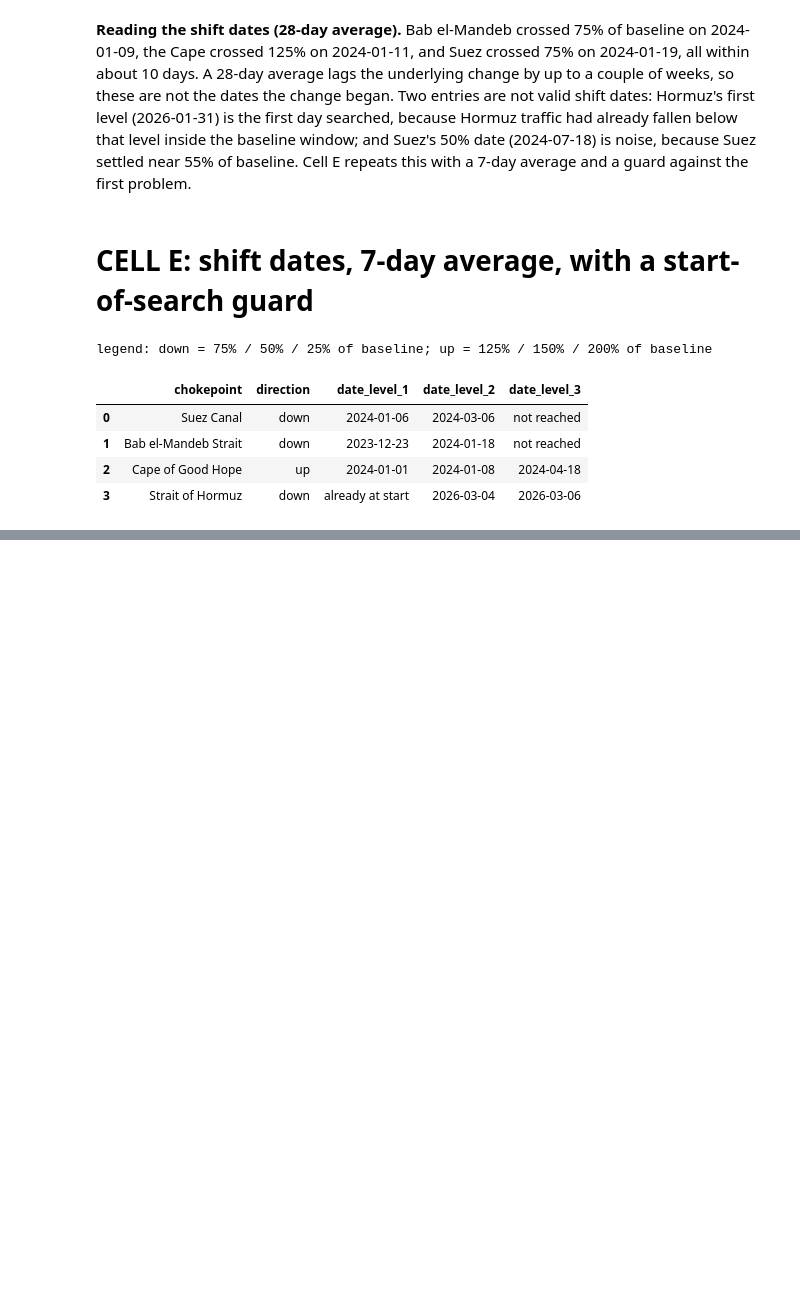
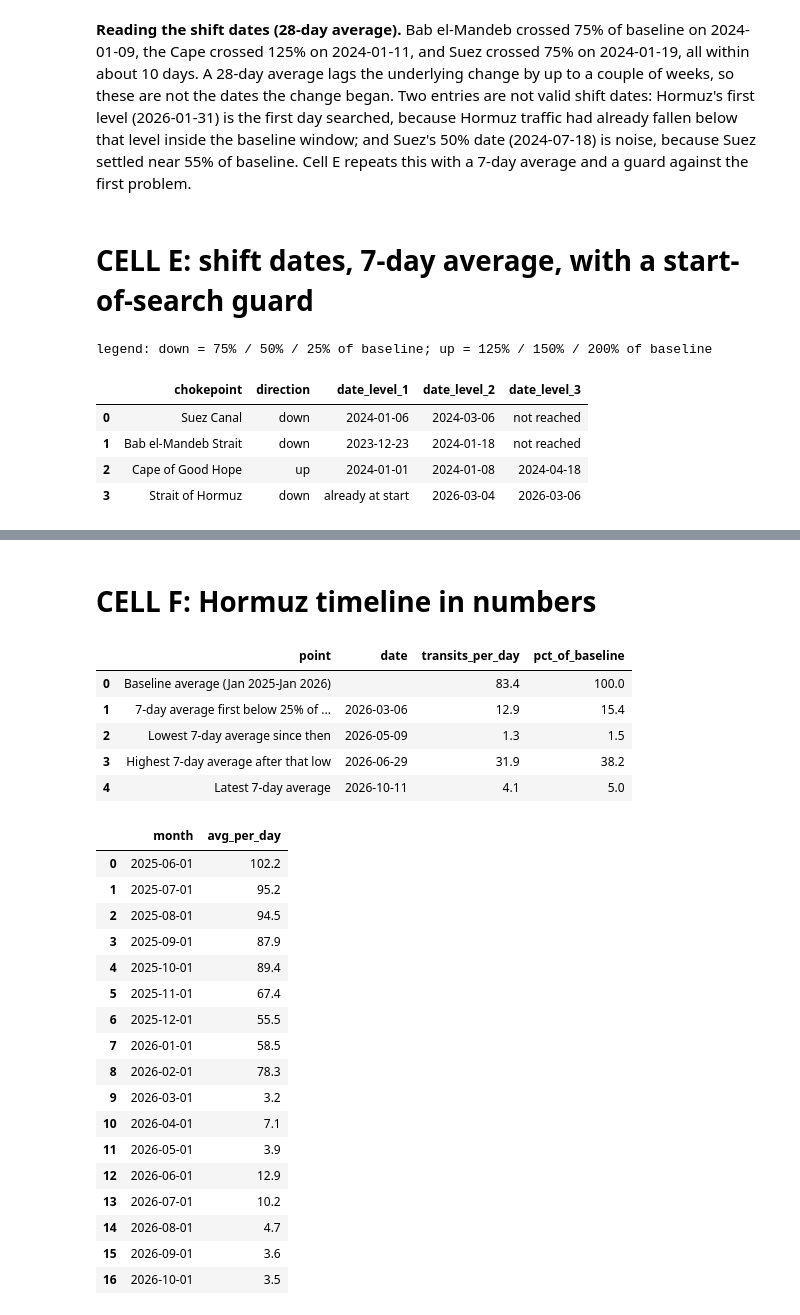
Before and after one commit to binary-cpu/chokepoint-tracker, a Jupyter notebook: 05_analysis.ipynb, the cells around one changed output, grey strips where cells are left out. Cells and saved outputs as stored; diff of their text form; code cells hidden in the pictures; blank space fills up the shorter version.

```diff
--- a/05_analysis.ipynb
+++ b/05_analysis.ipynb
@@ -170,0 +173,47 @@ legend: down = 75% / 50% / 25% of baseline; up = 125% / 150% / 200% of baseline
+# %% [markdown]
+# **CELL F: Hormuz timeline in numbers**
+# %%
+h = daily[daily.portname == "Strait of Hormuz"].set_index("date").n_total
+base = h["2025-01-01":"2026-01-31"].mean()
+r7 = h.rolling(7).mean()
+after = r7["2026-02-01":]
+collapse = after[after < 0.25 * base].index[0]
+trough_day = after.loc[collapse:].idxmin()
+post = r7.loc[trough_day:]
+peak_day = post.idxmax()
+rows = [("Baseline average (Jan 2025-Jan 2026)", None, base),
+        ("7-day average first below 25% of baseline", collapse, r7[collapse]),
+        ("Lowest 7-day average since then", trough_day, r7[trough_day]),
+        ("Highest 7-day average after that low", peak_day, r7[peak_day]),
+        ("Latest 7-day average", r7.index[-1], r7.iloc[-1])]
+timeline = pd.DataFrame([{"point": p, "date": "" if d is None else str(d.date()), "transits_per_day": round(v, 1), "pct_of_baseline": round(100 * v / base, 1)} for p, d, v in rows])
+display(timeline)
+
+mh = con.sql("""SELECT date_trunc('month', date) AS month, ROUND(AVG(n_total), 1) AS avg_per_day FROM daily
+                WHERE portname = 'Strait of Hormuz' AND date >= DATE '2025-06-01' GROUP BY 1 ORDER BY 1""").df()
+mh
+# %% [output]
+|  | point | date | transits_per_day | pct_of_baseline |
+| 0 | Baseline average (Jan 2025-Jan 2026) |  | 83.4 | 100.0 |
+| 1 | 7-day average first below 25% of ... | 2026-03-06 | 12.9 | 15.4 |
+| 2 | Lowest 7-day average since then | 2026-05-09 | 1.3 | 1.5 |
+| 3 | Highest 7-day average after that low | 2026-06-29 | 31.9 | 38.2 |
+| 4 | Latest 7-day average | 2026-10-11 | 4.1 | 5.0 |
+|  | month | avg_per_day |
+| 0 | 2025-06-01 | 102.2 |
+| 1 | 2025-07-01 | 95.2 |
+| 2 | 2025-08-01 | 94.5 |
+| 3 | 2025-09-01 | 87.9 |
+| 4 | 2025-10-01 | 89.4 |
+| 5 | 2025-11-01 | 67.4 |
+| 6 | 2025-12-01 | 55.5 |
+| 7 | 2026-01-01 | 58.5 |
+| 8 | 2026-02-01 | 78.3 |
+| 9 | 2026-03-01 | 3.2 |
+| 10 | 2026-04-01 | 7.1 |
+| 11 | 2026-05-01 | 3.9 |
+| 12 | 2026-06-01 | 12.9 |
+| 13 | 2026-07-01 | 10.2 |
+| 14 | 2026-08-01 | 4.7 |
+| 15 | 2026-09-01 | 3.6 |
+| 16 | 2026-10-01 | 3.5 |
```
Also changed, not shown: parts of 1 cell of this notebook.
